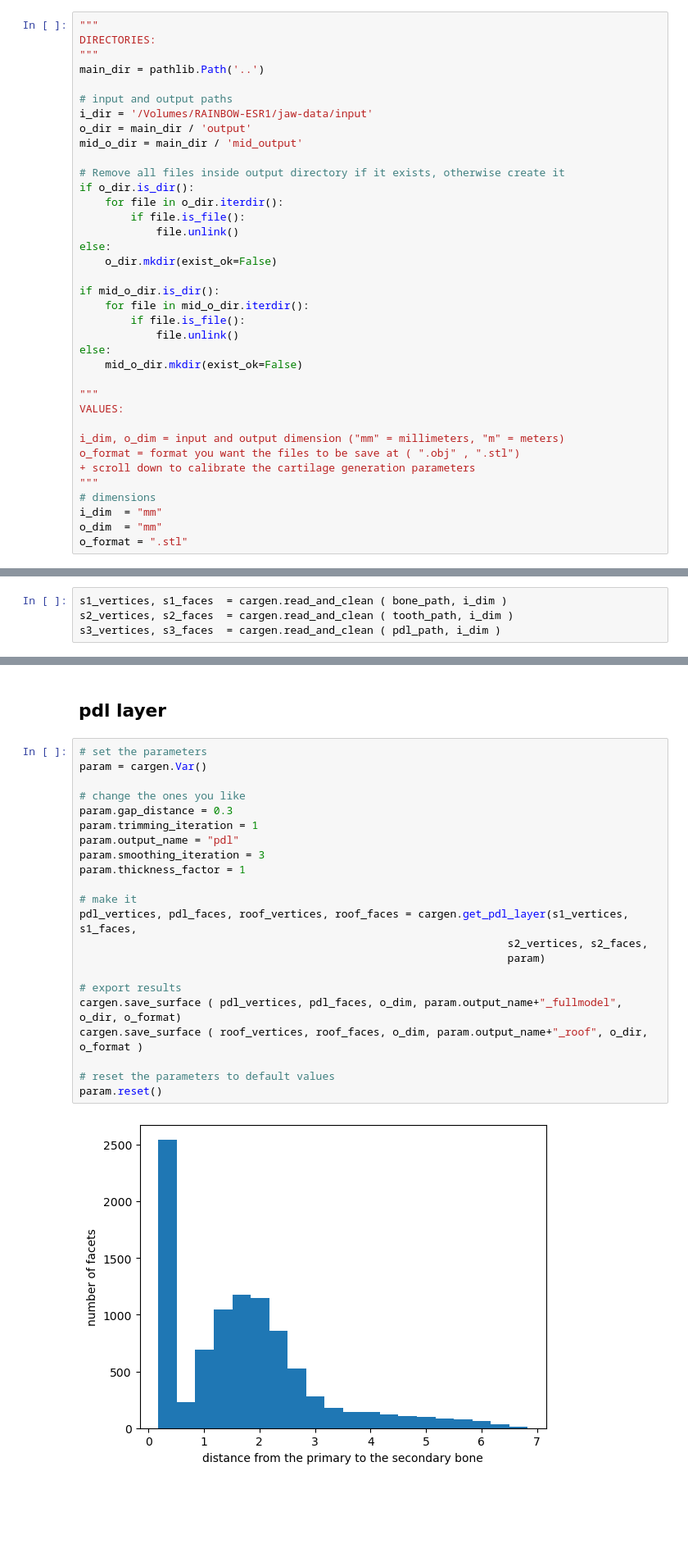
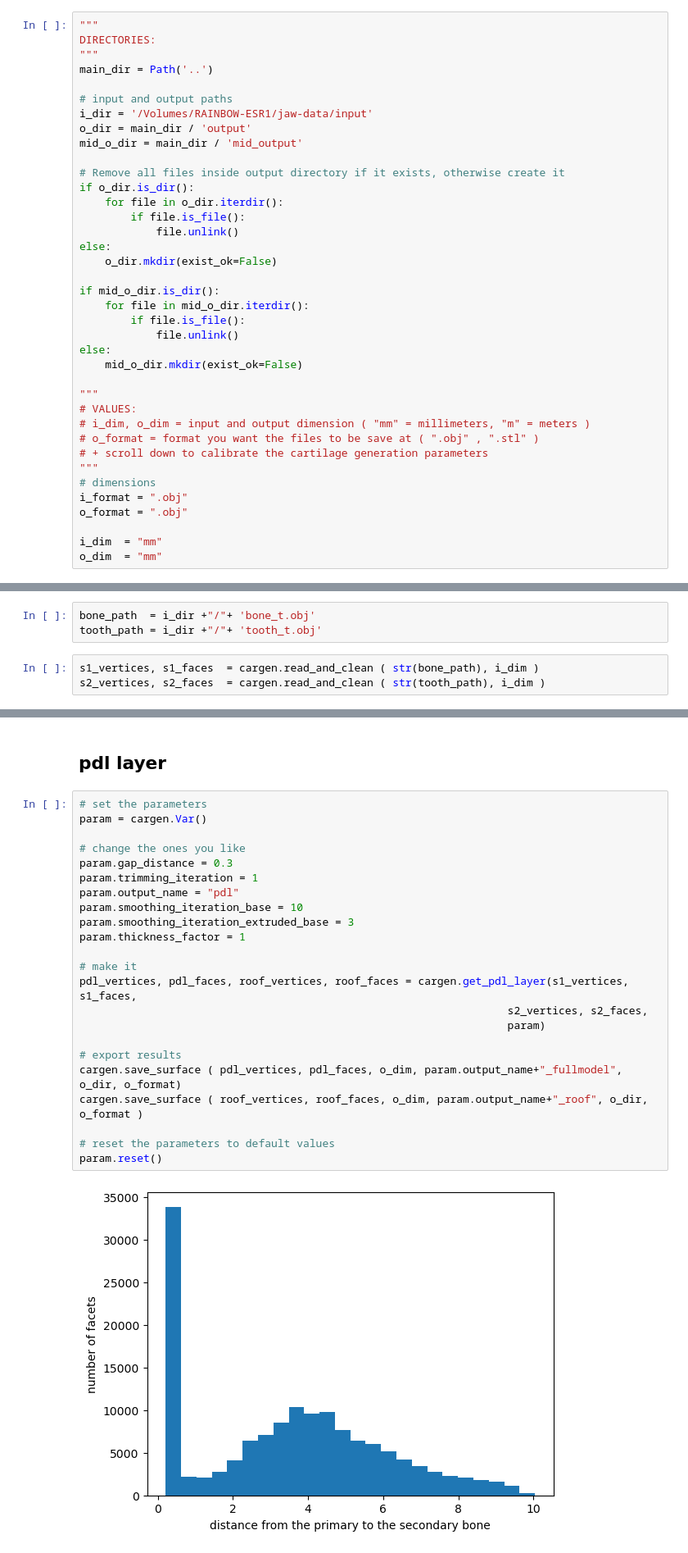
Before and after one commit to diku-dk/CarGen, a Jupyter notebook: notebooks/pdl_layer.ipynb, the cells around one changed output, grey strips where cells are left out. Shown at 82% size. Cells and saved outputs as stored; diff of their text form; blank space fills up the shorter version.

Commit message:
Quality control and mesh repair due to smoothing iterations

```diff
--- a/notebooks/pdl_layer.ipynb
+++ b/notebooks/pdl_layer.ipynb
@@ -14,7 +14,7 @@ import cargen
 """
 DIRECTORIES:
 """
-main_dir = pathlib.Path('..')
+main_dir = Path('..')
 
 # input and output paths
 i_dir = '/Volumes/RAINBOW-ESR1/jaw-data/input'
@@ -37,16 +37,17 @@ else:
     mid_o_dir.mkdir(exist_ok=False)
 
 """
-VALUES:
-
-i_dim, o_dim = input and output dimension ("mm" = millimeters, "m" = meters)
-o_format = format you want the files to be save at ( ".obj" , ".stl")
-+ scroll down to calibrate the cartilage generation parameters
+# VALUES:
+# i_dim, o_dim = input and output dimension ( "mm" = millimeters, "m" = meters )
+# o_format = format you want the files to be save at ( ".obj" , ".stl" )
+# + scroll down to calibrate the cartilage generation parameters
 """
 # dimensions
+i_format = ".obj"
+o_format = ".obj"
+
 i_dim  = "mm"
 o_dim  = "mm"
-o_format = ".stl"
 # %% [markdown]
 # implementation
 # %% [markdown]
@@ -58,5 +55,7 @@ pdl_path   = i_dir +"/"+ 'PDL.stl'
+# %%
+bone_path  = i_dir +"/"+ 'bone_t.obj'
+tooth_path = i_dir +"/"+ 'tooth_t.obj'
 # %%
-s1_vertices, s1_faces  = cargen.read_and_clean ( bone_path, i_dim )
-s2_vertices, s2_faces  = cargen.read_and_clean ( tooth_path, i_dim )
-s3_vertices, s3_faces  = cargen.read_and_clean ( pdl_path, i_dim )
+s1_vertices, s1_faces  = cargen.read_and_clean ( str(bone_path), i_dim )
+s2_vertices, s2_faces  = cargen.read_and_clean ( str(tooth_path), i_dim )
 # %% [output]
@@ -75,24 +72,25 @@ Renderer(camera=PerspectiveCamera(children=(DirectionalLight(color='white', inte
 # %%
 # set the parameters
 param = cargen.Var()
 
 # change the ones you like
 param.gap_distance = 0.3
 param.trimming_iteration = 1
 param.output_name = "pdl"
-param.smoothing_iteration = 3
+param.smoothing_iteration_base = 10
+param.smoothing_iteration_extruded_base = 3
 param.thickness_factor = 1
 
 # make it
 pdl_vertices, pdl_faces, roof_vertices, roof_faces = cargen.get_pdl_layer(s1_vertices, s1_faces,
                                                                    s2_vertices, s2_faces,
                                                                    param)
 
 # export results
 cargen.save_surface ( pdl_vertices, pdl_faces, o_dim, param.output_name+"_fullmodel", o_dir, o_format)
 cargen.save_surface ( roof_vertices, roof_faces, o_dim, param.output_name+"_roof", o_dir, o_format )
 
 # reset the parameters to default values
 param.reset()
 # %% [output]
-[figure, old version]
+[figure, new version]
```
Also changed, not shown: parts of 6 cells of this notebook, 2 other files.
